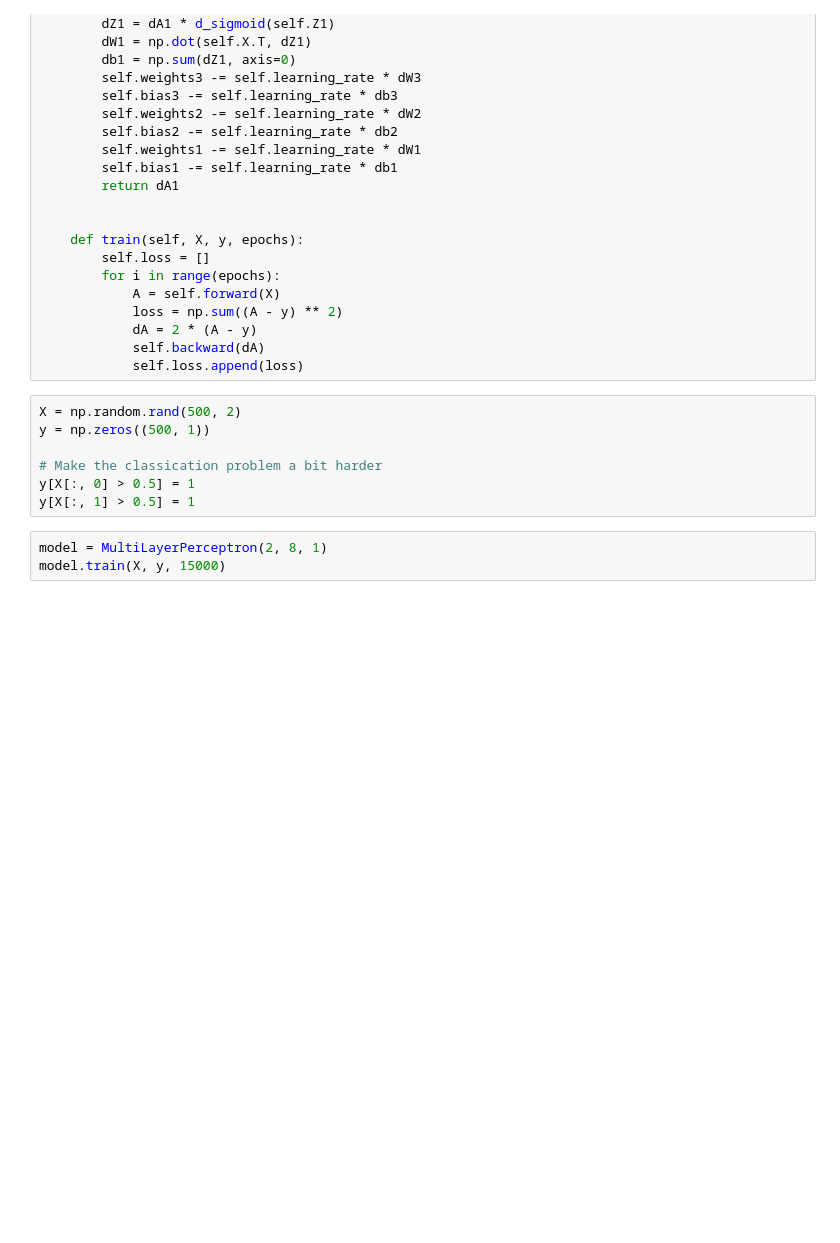
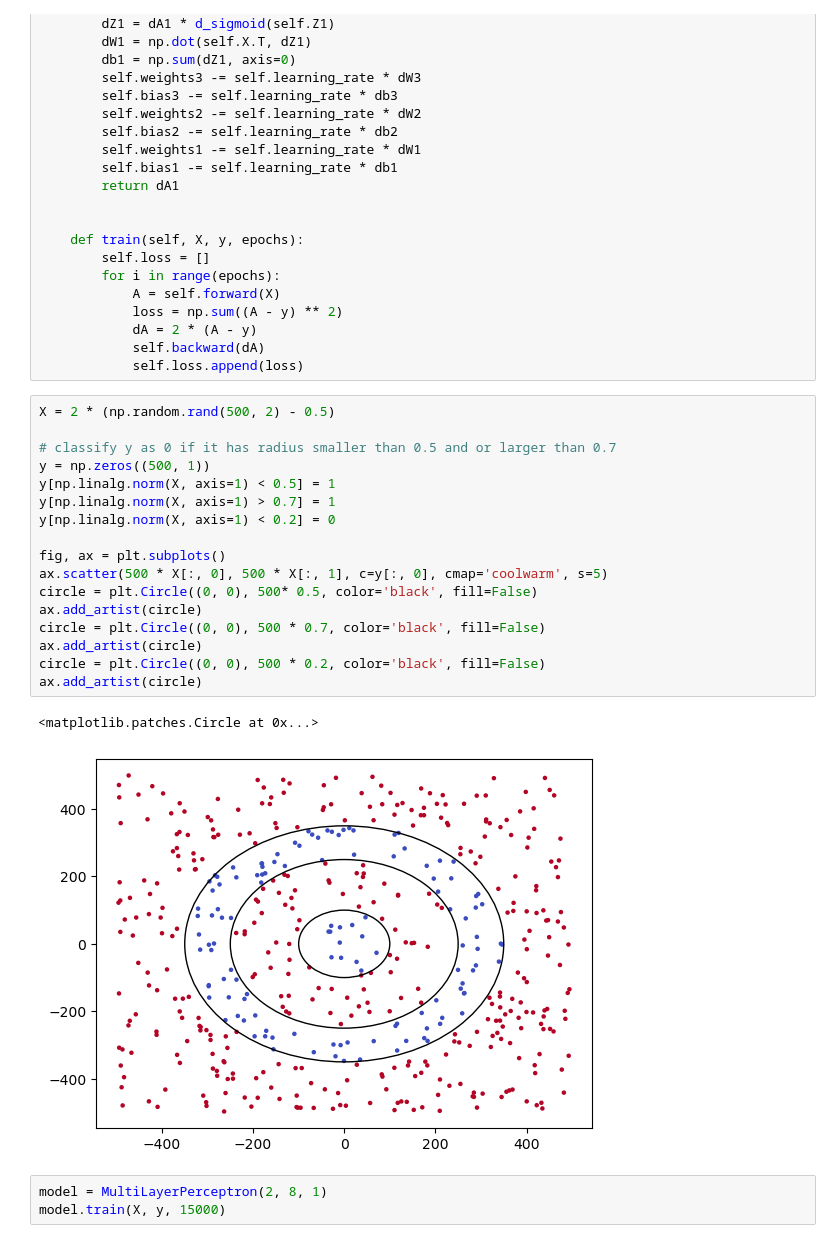
Before and after one commit to BennettHydroLab/zero_to_lstm, a Jupyter notebook: 2_multi_layer_perceptron.ipynb, the cells around one changed output. Saved outputs shown, nothing was run; the diff lists cells and outputs as text; blank space fills up the shorter version.

```diff
--- a/2_multi_layer_perceptron.ipynb
+++ b/2_multi_layer_perceptron.ipynb
@@ -68,13 +68,26 @@ class MultiLayerPerceptron():
             dA = 2 * (A - y)
             self.backward(dA)
             self.loss.append(loss)
-# %%
-X = np.random.rand(500, 2)
-y = np.zeros((500, 1))
-
-# Make the classication problem a bit harder
-y[X[:, 0] > 0.5] = 1
-y[X[:, 1] > 0.5] = 1
+# %%
+X = 2 * (np.random.rand(500, 2) - 0.5)
+
+# classify y as 0 if it has radius smaller than 0.5 and or larger than 0.7
+y = np.zeros((500, 1))
+y[np.linalg.norm(X, axis=1) < 0.5] = 1
+y[np.linalg.norm(X, axis=1) > 0.7] = 1
+y[np.linalg.norm(X, axis=1) < 0.2] = 0
+
+fig, ax = plt.subplots()
+ax.scatter(500 * X[:, 0], 500 * X[:, 1], c=y[:, 0], cmap='coolwarm', s=5)
+circle = plt.Circle((0, 0), 500* 0.5, color='black', fill=False)
+ax.add_artist(circle)
+circle = plt.Circle((0, 0), 500 * 0.7, color='black', fill=False)
+ax.add_artist(circle)
+circle = plt.Circle((0, 0), 500 * 0.2, color='black', fill=False)
+ax.add_artist(circle)
+# %% [output]
+<matplotlib.patches.Circle at 0x...>
+[figure, added]
 # %%
 model = MultiLayerPerceptron(2, 8, 1)
 model.train(X, y, 15000)
```
Also changed, not shown: parts of 3 cells of this notebook, 3 other files.
